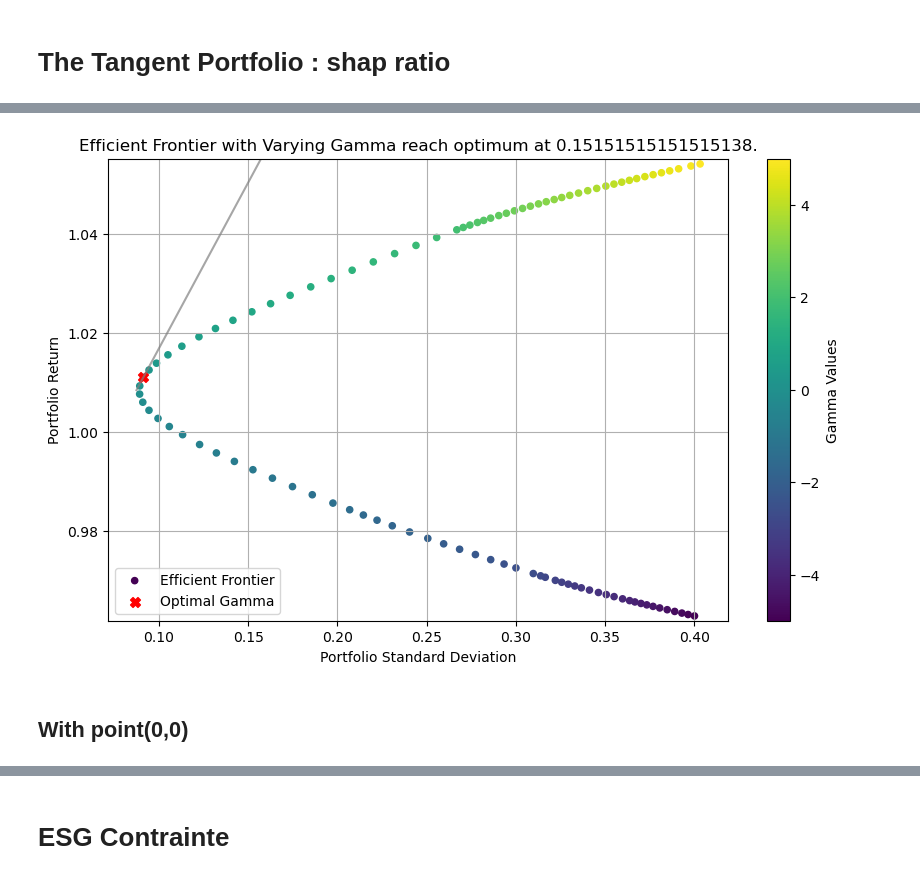
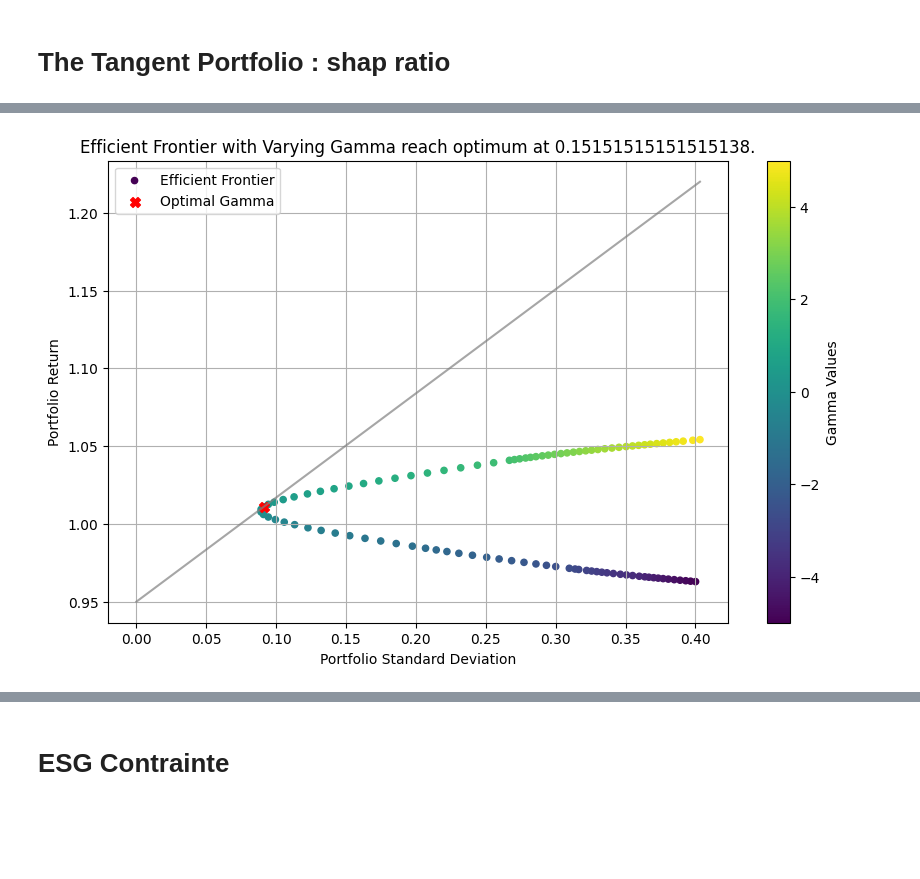
Before and after one commit to antoinedte/-Allocation_de_portefeuille_sous_contrainte_ESG, a Jupyter notebook: exploration/20231214_exploration_JPM_AAPL_BP.ipynb, the cells around one changed output, grey strips where cells are left out. Drawn from its saved outputs; the diff is of its cells as text; code cells hidden in the pictures; blank space fills up the shorter version.

```diff
--- a/exploration/20231214_exploration_JPM_AAPL_BP.ipynb
+++ b/exploration/20231214_exploration_JPM_AAPL_BP.ipynb
@@ -213,7 +213,7 @@ plt.show()
 ## Test the stationarity of the returns
 # %%
 # For testing stationarity
-P_VALUE = 0.05
+P_VALUE = 0.01
 # %%
 Y = returns+1
 Y_full = Y.iloc[1:]
@@ -490,12 +431,11 @@ def plot_efficient_frontier(mean_returns, cov_matrix, constraints, bounds, gamma
 # %%
 plot_efficient_frontier(mean_returns=mu_hat,
                         cov_matrix=omega_hat,
                         constraints={'type': 'eq', 'fun': constraint_fully_invested},
                         bounds=[(-1, 1)] * N_ASSETS,
                         gamma_values=GAMMA_VALUES,
                         risk_free_rate=RISK_FREE_RATE,
-                        alpha=ALPHA)
+                        alpha=ALPHA,
+                        abscisse_0=True)
 # %% [output]
-[figure, old version]
+[figure, new version]
-# %% [markdown]
-## With point(0,0)
```
Also changed, not shown: parts of 25 cells of this notebook, 1 other file.
